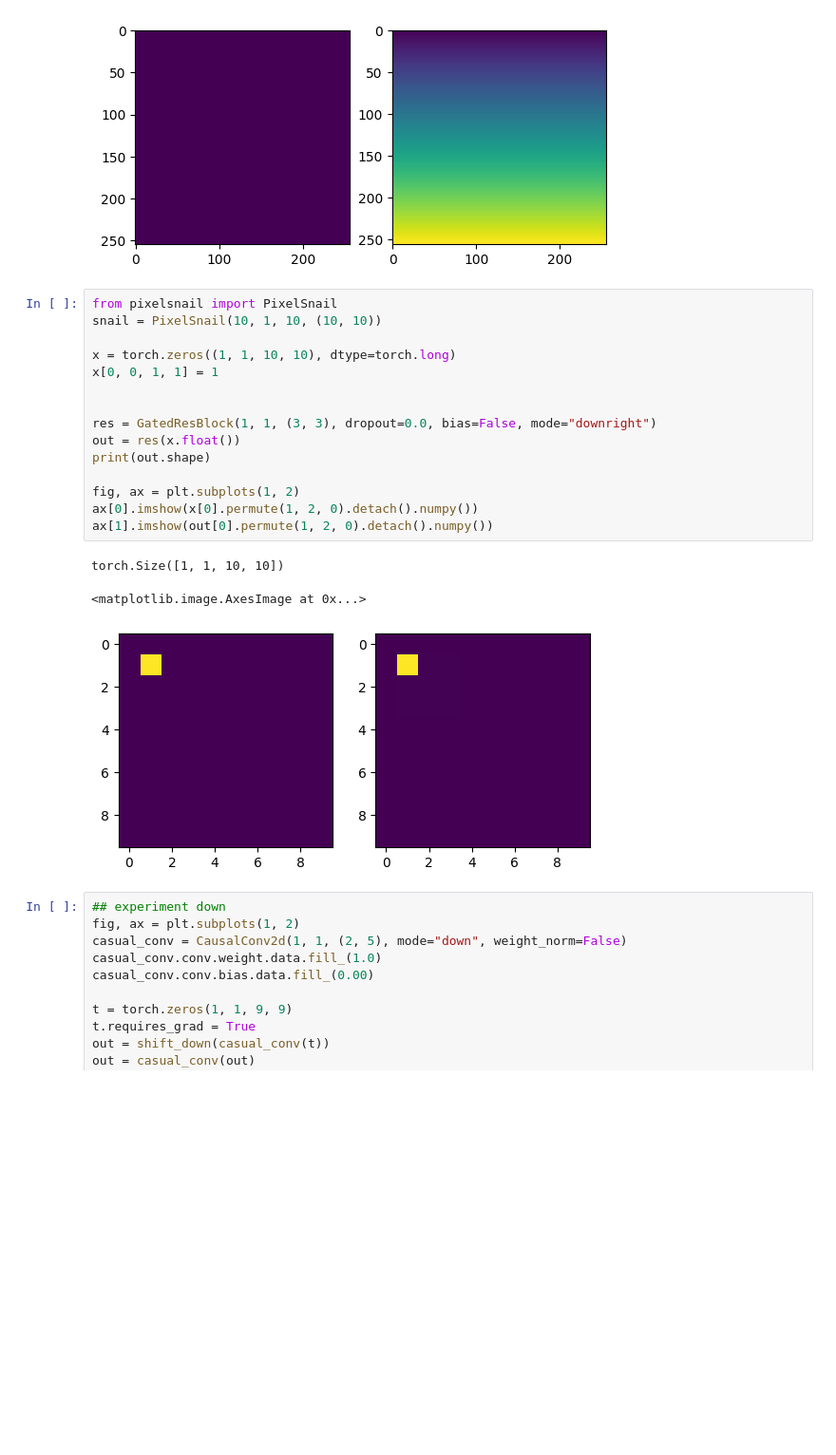
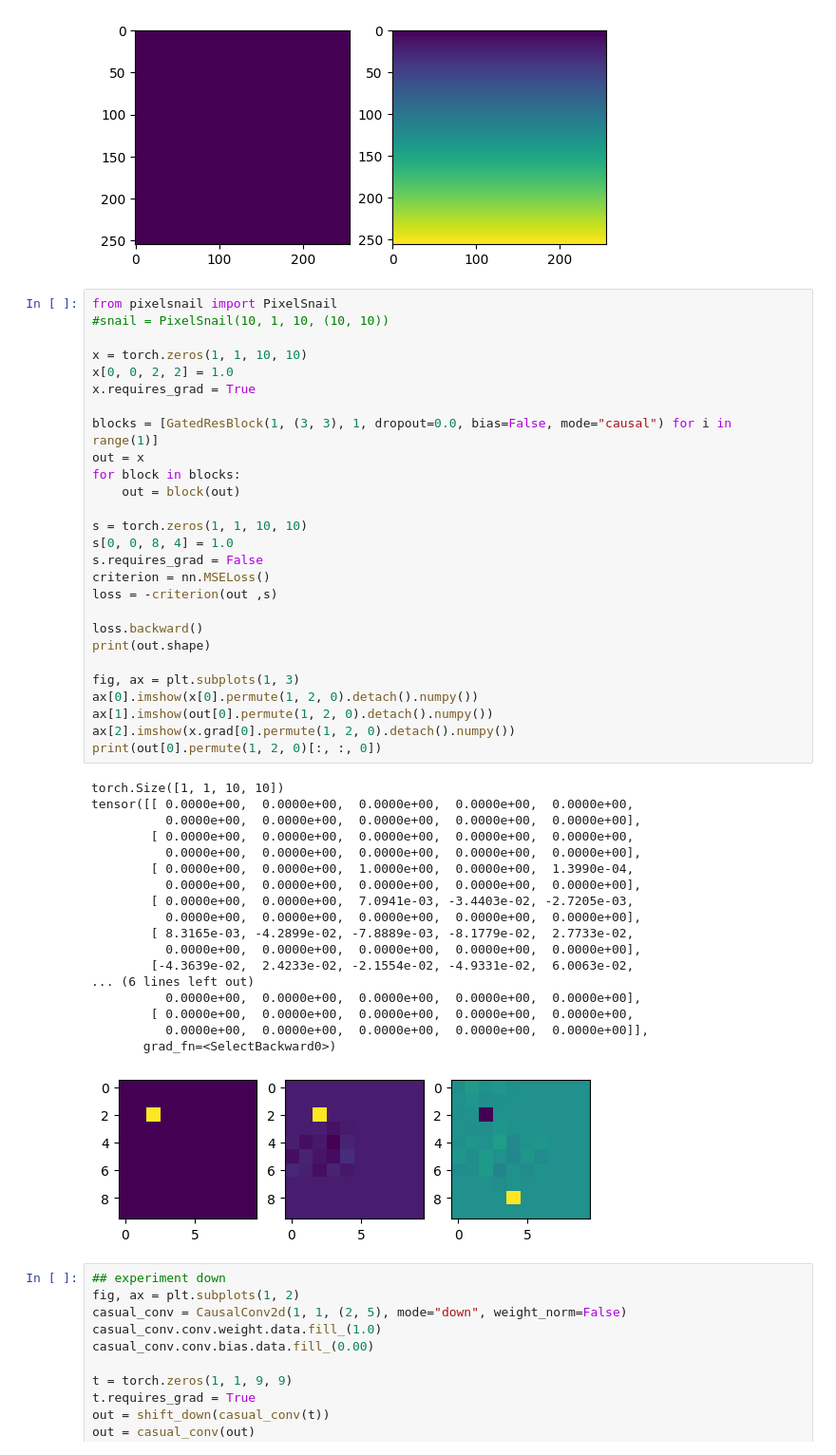
Before and after one commit to AliceOfSNU/VQVAE2, a Jupyter notebook: notebook.ipynb, the cells around one changed output. Shown at 95% size. Saved outputs shown, nothing was run; the diff lists cells and outputs as text; blank space fills up the shorter version.

```diff
--- a/notebook.ipynb
+++ b/notebook.ipynb
@@ -87,23 +87,50 @@ ax[1].imshow(coord_y[0].permute(1, 2, 0).detach().numpy())
 [figure]
 # %%
 from pixelsnail import PixelSnail
-snail = PixelSnail(10, 1, 10, (10, 10))
+#snail = PixelSnail(10, 1, 10, (10, 10))
 
-x = torch.zeros((1, 1, 10, 10), dtype=torch.long)
-x[0, 0, 1, 1] = 1
+x = torch.zeros(1, 1, 10, 10)
+x[0, 0, 2, 2] = 1.0
+x.requires_grad = True
 
+blocks = [GatedResBlock(1, (3, 3), 1, dropout=0.0, bias=False, mode="causal") for i in range(1)]
+out = x
+for block in blocks:
+    out = block(out)
 
-res = GatedResBlock(1, 1, (3, 3), dropout=0.0, bias=False, mode="downright")
-out = res(x.float())
+s = torch.zeros(1, 1, 10, 10)
+s[0, 0, 8, 4] = 1.0
+s.requires_grad = False
+criterion = nn.MSELoss()
+loss = -criterion(out ,s)
+
+loss.backward()
 print(out.shape)
 
-fig, ax = plt.subplots(1, 2)
+fig, ax = plt.subplots(1, 3)
 ax[0].imshow(x[0].permute(1, 2, 0).detach().numpy())
 ax[1].imshow(out[0].permute(1, 2, 0).detach().numpy())
+ax[2].imshow(x.grad[0].permute(1, 2, 0).detach().numpy())
+print(out[0].permute(1, 2, 0)[:, :, 0])
 # %% [output]
 torch.Size([1, 1, 10, 10])
+tensor([[ 0.0000e+00,  0.0000e+00,  0.0000e+00,  0.0000e+00,  0.0000e+00,
+          0.0000e+00,  0.0000e+00,  0.0000e+00,  0.0000e+00,  0.0000e+00],
+        [ 0.0000e+00,  0.0000e+00,  0.0000e+00,  0.0000e+00,  0.0000e+00,
+          0.0000e+00,  0.0000e+00,  0.0000e+00,  0.0000e+00,  0.0000e+00],
+        [ 0.0000e+00,  0.0000e+00,  1.0000e+00,  0.0000e+00,  1.3990e-04,
+          0.0000e+00,  0.0000e+00,  0.0000e+00,  0.0000e+00,  0.0000e+00],
+        [ 0.0000e+00,  0.0000e+00,  7.0941e-03, -3.4403e-02, -2.7205e-03,
+          0.0000e+00,  0.0000e+00,  0.0000e+00,  0.0000e+00,  0.0000e+00],
+        [ 8.3165e-03, -4.2899e-02, -7.8889e-03, -8.1779e-02,  2.7733e-02,
+          0.0000e+00,  0.0000e+00,  0.0000e+00,  0.0000e+00,  0.0000e+00],
+        [-4.3639e-02,  2.4233e-02, -2.1554e-02, -4.9331e-02,  6.0063e-02,
+... (6 lines left out)
+          0.0000e+00,  0.0000e+00,  0.0000e+00,  0.0000e+00,  0.0000e+00],
+        [ 0.0000e+00,  0.0000e+00,  0.0000e+00,  0.0000e+00,  0.0000e+00,
+          0.0000e+00,  0.0000e+00,  0.0000e+00,  0.0000e+00,  0.0000e+00]],
+       grad_fn=<SelectBackward0>)
-<matplotlib.image.AxesImage at 0x...>
-[figure, old version]
+[figure, new version]
 # %%
 ## experiment down
 fig, ax = plt.subplots(1, 2)
```
Also changed, not shown: 2 other files.
